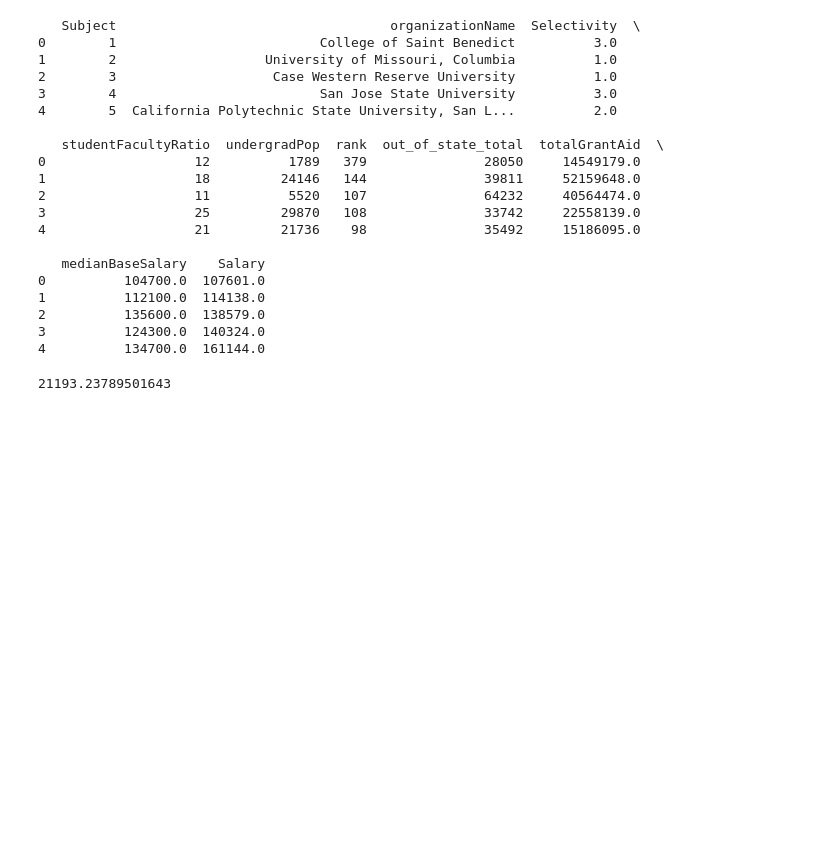
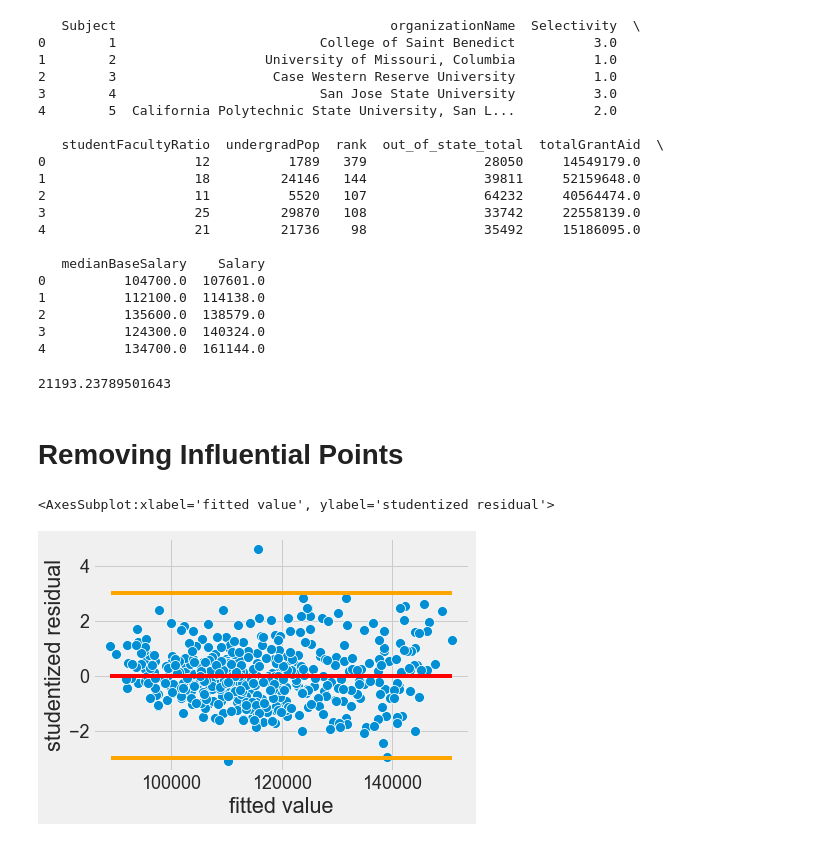
Before and after one commit to nicketm/AshleysLostPhone, a Jupyter notebook: Stat 303-2 Project.ipynb, the cells around one changed output. Drawn from its saved outputs; the diff is of its cells as text; code cells hidden in the pictures; blank space fills up the shorter version.

```diff
--- a/Stat 303-2 Project.ipynb
+++ b/Stat 303-2 Project.ipynb
@@ -447,3 +438,18 @@ pred_salary = best_model.predict(test)
 print(np.sqrt(((test.Salary - pred_salary)**2).mean()))
 # %% [output]
 21193.23789501643
+# %% [markdown]
+# Removing Influential Points
+# %%
+# IDing and Removing Influential Points
+
+outliers = model2.outlier_test()
+sns.scatterplot (x = model2.fittedvalues, y = outliers.student_resid)
+plt.xlabel('fitted value')
+plt.ylabel( 'studentized residual')
+sns.lineplot(x = [model2.fittedvalues.min(), model2.fittedvalues.max ()], y = [0,0], color = "red" )
+sns.lineplot(x = [89000, model2.fittedvalues.max()], y = 3, color='orange')
+sns.lineplot(x = [89000, model2.fittedvalues.max()], y = -3, color='orange')
+# %% [output]
+<AxesSubplot:xlabel='fitted value', ylabel='studentized residual'>
+[figure, added]
```
Also changed, not shown: parts of 6 cells of this notebook.
